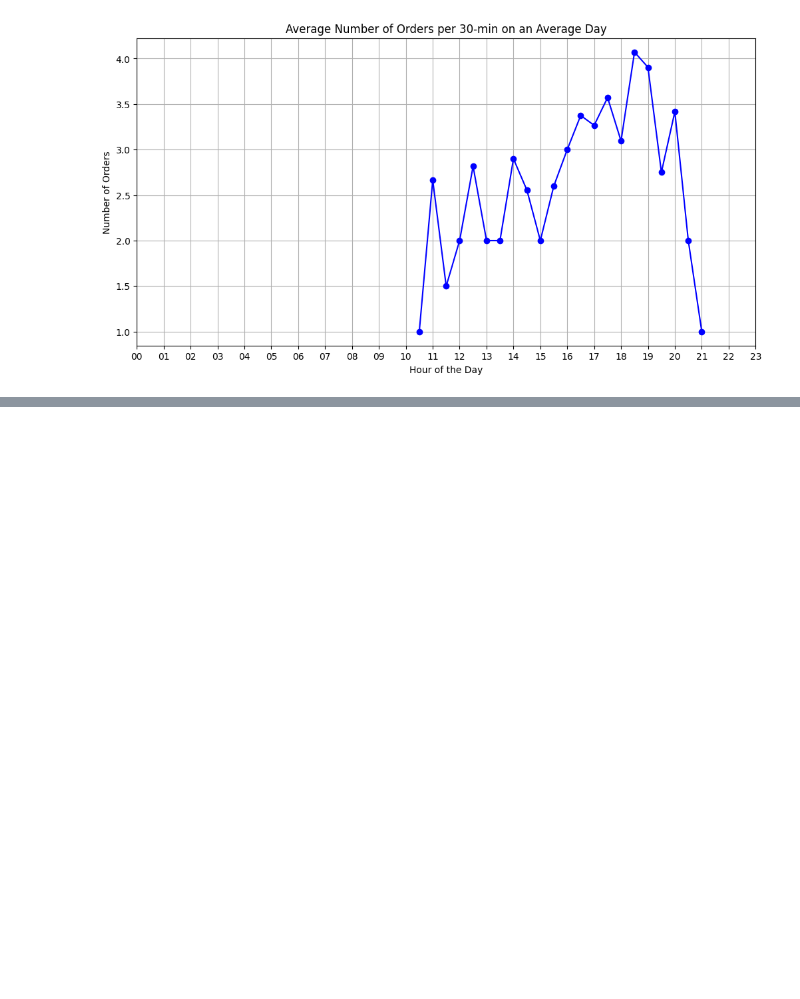
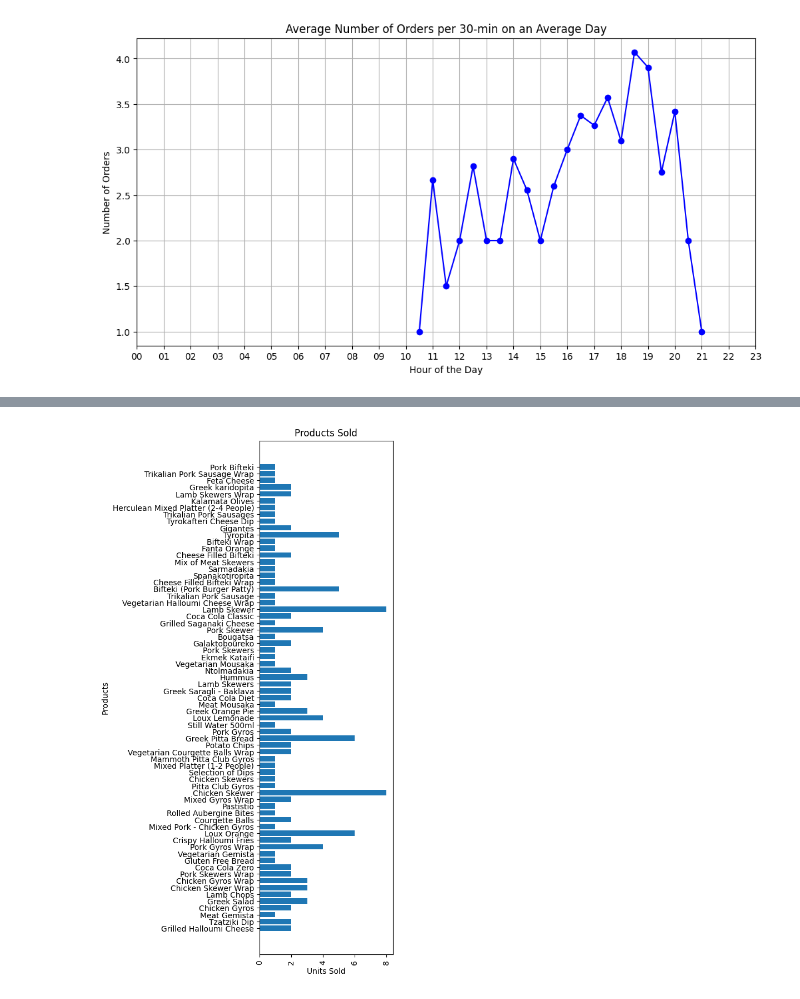
Before and after one commit to Sree5835/dynamic_pricing, a Jupyter notebook: src/dynamic_pricing/analysis/explore.ipynb, the cells around one changed output, grey strips where cells are left out. Cells and saved outputs as stored; diff of their text form; code cells hidden in the pictures; blank space fills up the shorter version.

```diff
--- a/src/dynamic_pricing/analysis/explore.ipynb
+++ b/src/dynamic_pricing/analysis/explore.ipynb
@@ -64,0 +138,16 @@ plot_average_orders_per_interval(df,interval=30)
+# %%
+def plot_items_sold(df):
+    df = df[["order_id","item_name","item_quantity"]].copy()
+
+    plt.figure(figsize=(6, 12))
+    plt.barh(df["item_name"], df["item_quantity"])
+    plt.ylabel('Products')
+    plt.xlabel('Units Sold')
+    plt.title('Products Sold')
+    plt.xticks(rotation=90)
+    plt.subplots_adjust(left=0.5)  # Adjust the value as needed
+    plt.show()
+
+plot_items_sold(df)
+# %% [output]
+[figure, added]
```
Also changed, not shown: parts of 9 cells of this notebook.
